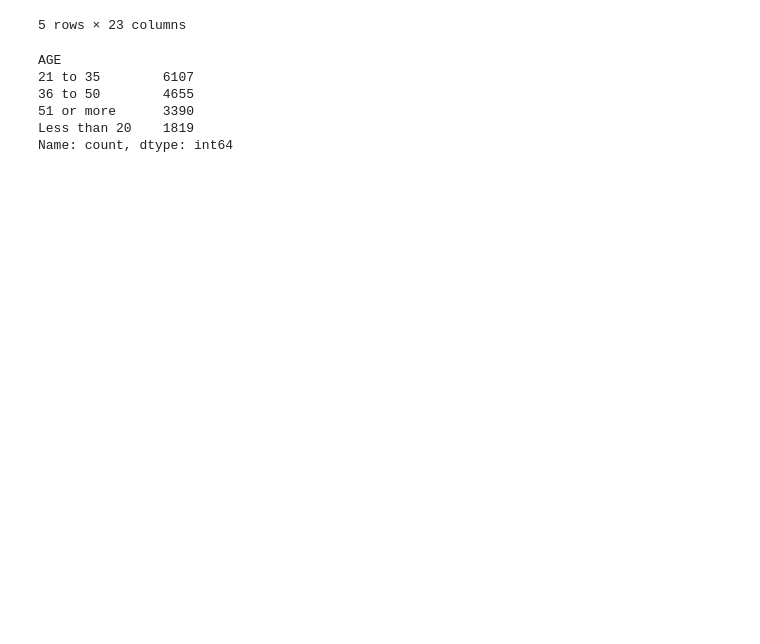
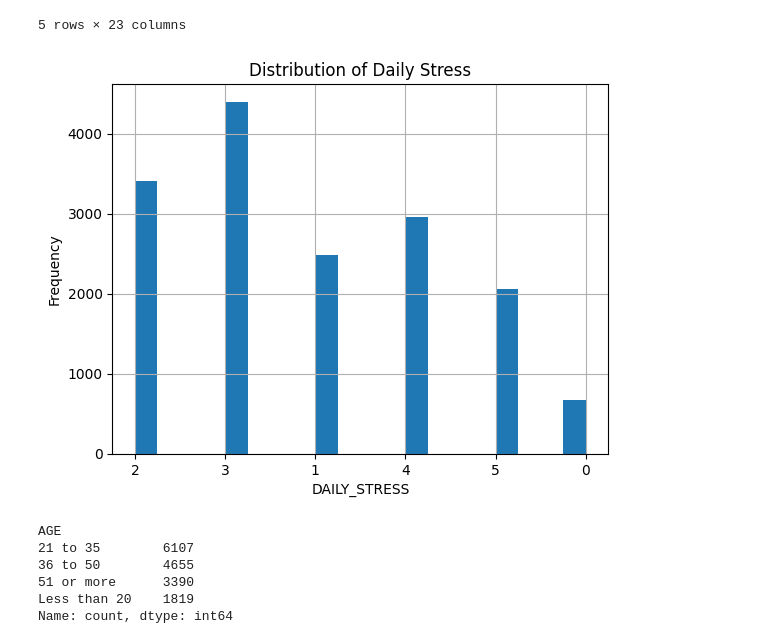
Before and after one commit to Sajidha777/health-wellbeing-analytics, a Jupyter notebook: model.ipynb, the cells around one changed output. Cells and saved outputs as stored; diff of their text form; code cells hidden in the pictures; blank space fills up the shorter version.

Commit message:
Visualizations

```diff
--- a/model.ipynb
+++ b/model.ipynb
@@ -105,6 +105,14 @@ df.head()
 | 3 | 3 | 3 | 10 | 3 | 10 | 7 | ... |
 | 4 | 5 | 1 | 3 | 3 | 10 | 4 | ... |
 5 rows × 23 columns
+# %%
+df['DAILY_STRESS'].hist(bins=20)
+plt.xlabel('DAILY_STRESS')
+plt.ylabel('Frequency')
+plt.title('Distribution of Daily Stress')
+plt.show()
+# %% [output]
+[figure, added]
 # %%
 df['AGE'].value_counts()
 # %% [output]
```
Also changed, not shown: parts of 10 cells of this notebook.
